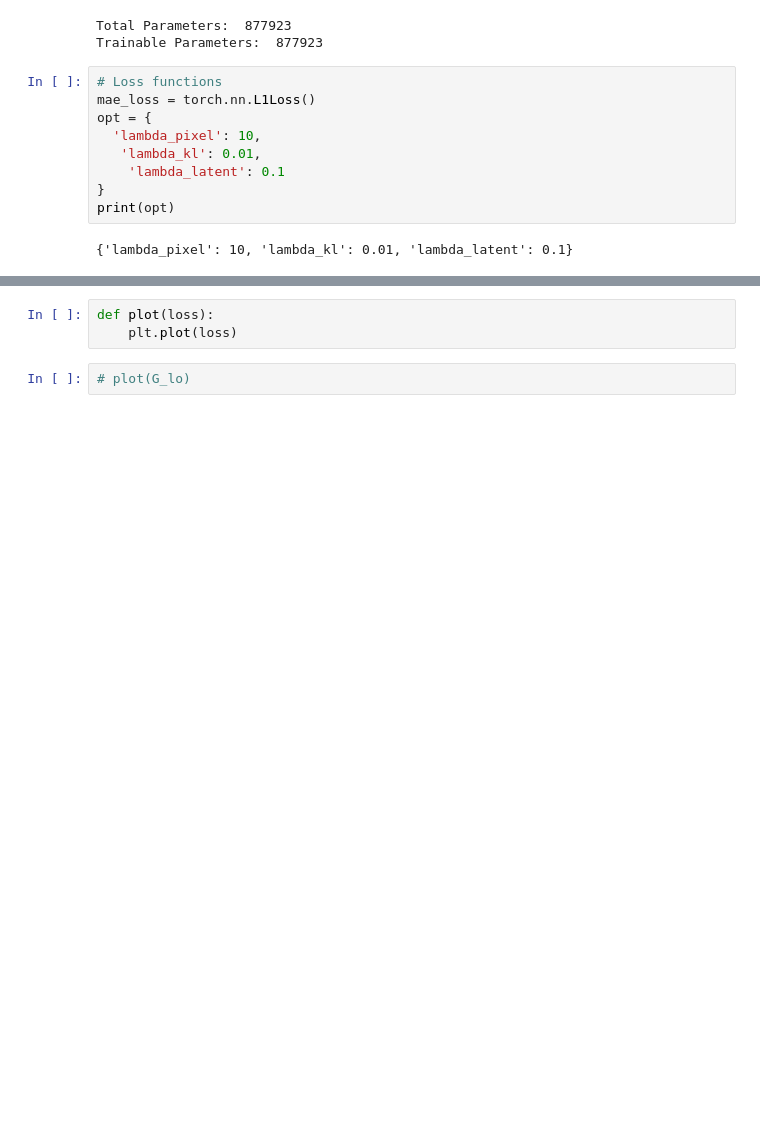
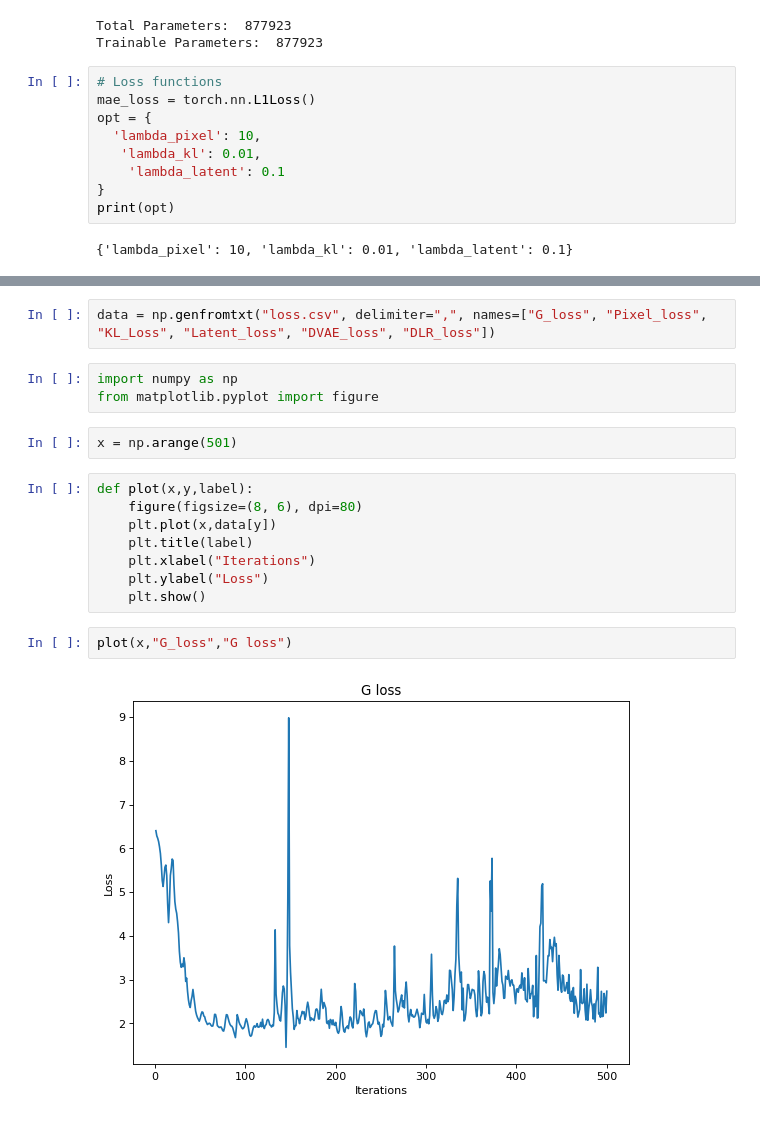
Before and after one commit to shikhar2333/LiGANN, a Jupyter notebook: ligann.ipynb, the cells around one changed output, grey strips where cells are left out. Drawn from its saved outputs; the diff is of its cells as text; blank space fills up the shorter version.

Commit message:
plots uploaded

```diff
--- a/ligann.ipynb
+++ b/ligann.ipynb
@@ -225,5 +210,19 @@ for iteration in range(500):
-# %%
-def plot(loss):
-    plt.plot(loss)
-# %%
-# plot(G_lo)
+# %%
+data = np.genfromtxt("loss.csv", delimiter=",", names=["G_loss", "Pixel_loss", "KL_Loss", "Latent_loss", "DVAE_loss", "DLR_loss"])
+# %%
+import numpy as np
+from matplotlib.pyplot import figure
+# %%
+x = np.arange(501)
+# %%
+def plot(x,y,label):
+    figure(figsize=(8, 6), dpi=80)
+    plt.plot(x,data[y])
+    plt.title(label)
+    plt.xlabel("Iterations")
+    plt.ylabel("Loss")
+    plt.show()
+# %%
+plot(x,"G_loss","G loss")
+# %% [output]
+[figure, added]
```
Also changed, not shown: parts of 8 cells of this notebook, 7 other files.
